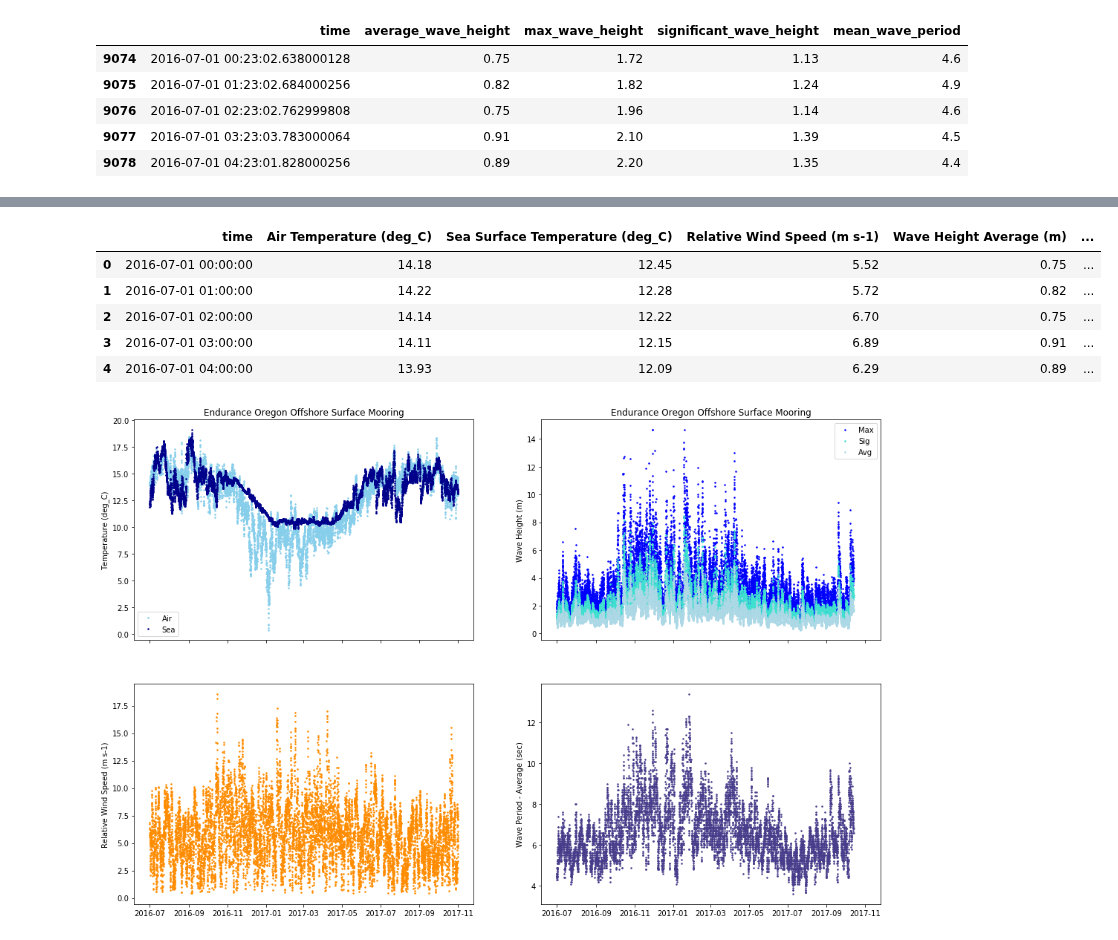
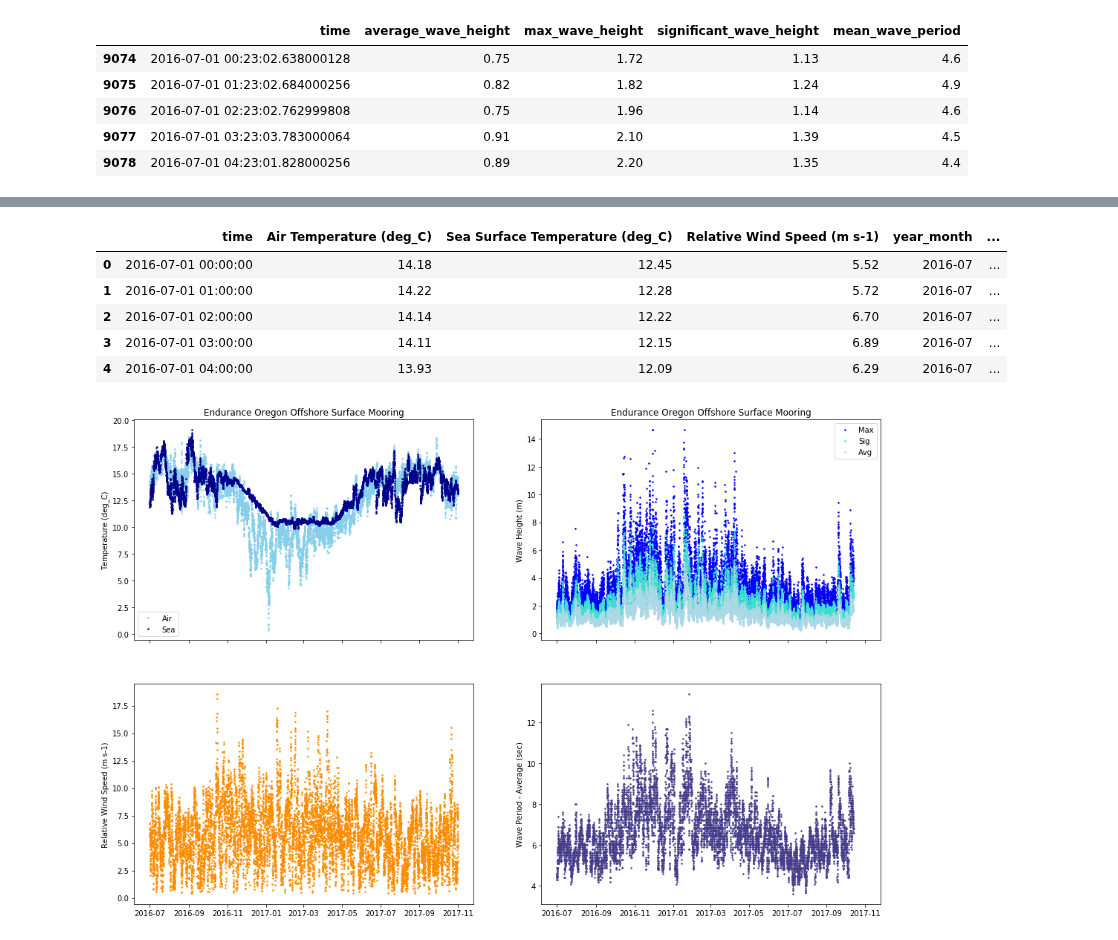
Before and after one commit to ooi-data-lab/nugget-notebooks, a Jupyter notebook: extras/E03_Endurance_met_waves_seasonal_cycle.ipynb, the cells around one changed output, grey strips where cells are left out. Saved outputs shown, nothing was run; the diff lists cells and outputs as text; code cells hidden in the pictures.

```diff
--- a/extras/E03_Endurance_met_waves_seasonal_cycle.ipynb
+++ b/extras/E03_Endurance_met_waves_seasonal_cycle.ipynb
@@ -221,3 +224,22 @@ WAVSS_data.head()
 | 9076 | 2016-07-01 02:23:02.762999808 | 0.75 | 1.96 | 1.14 | 4.6 |
 | 9077 | 2016-07-01 03:23:03.783000064 | 0.91 | 2.10 | 1.39 | 4.5 |
 | 9078 | 2016-07-01 04:23:01.828000256 | 0.89 | 2.20 | 1.35 | 4.4 |
+# %%
+# METBK dataset
+# calculate hourly average
+METBK_data_hourly = METBK_data.resample('H', on='time').mean().reset_index()
+
+# add another column to the dataframe for month-years
+METBK_data_hourly['year_month'] = METBK_data_hourly['time'].map(lambda t: pd.to_datetime(t).strftime('%Y-%m'))
+
+# append the data from each year_month category to lists for each variable
+bplot_airtemp = []
+bplot_watertemp = []
+bplot_ws = []
+
+years_months = list(np.unique(METBK_data_hourly['year_month']))
+for ym in years_months:
+    filt_df = METBK_data_hourly[METBK_data_hourly['year_month'] == ym]
+    bplot_airtemp.append(np.array(filt_df['air_temperature']))
+    bplot_watertemp.append(np.array(filt_df['sea_surface_temperature']))
+    bplot_ws.append(np.array(filt_df['met_relwind_speed']))
@@ -223,0 +271,17 @@ WAVSS_data.head()
+# %%
+# WAVSS dataset, just plot Significant Wave Height and Mean Wave Period
+# calculate hourly average (for this dataset really only resets the timestamps, see explanation above)
+WAVSS_data_hourly = WAVSS_data.resample('H', on='time').mean().reset_index()
+
+# add another column to the dataframe for month-years
+WAVSS_data_hourly['year_month'] = WAVSS_data_hourly['time'].map(lambda t: pd.to_datetime(t).strftime('%Y-%m'))
+
+# append the data from each year_month category to lists for each variable
+bplot_waveheightsig = []
+bplot_waveperiod = []
+
+years_months = list(np.unique(WAVSS_data_hourly['year_month']))
+for ym in years_months:
+    filt_df = WAVSS_data_hourly[WAVSS_data_hourly['year_month'] == ym]
+    bplot_waveheightsig.append(np.array(filt_df['significant_wave_height']))
+    bplot_waveperiod.append(np.array(filt_df['mean_wave_period']))
@@ -239,19 +341,19 @@ WAVSScols = {'average_wave_height': 'Wave Height Average ({})'.format(WAVSS_unit
 WAVSS_data_hourly = WAVSS_data_hourly.rename(columns=WAVSScols)
 # %%
 # merge the dataframes
-merged = pd.merge(METBK_data_hourly, WAVSS_data_hourly, on='time', how='outer')
+merged = pd.merge(METBK_data_hourly, WAVSS_data_hourly, on=['time', 'year_month'], how='outer')
 merged = merged.sort_values('time').reset_index(drop=True)  # make sure the dataframe is sorted by time
 
 # round data to 2 decimal places
 merged = merged.round(2)
 merged.head()
 # %% [output]
-|  | time | Air Temperature (deg_C) | Sea Surface Temperature (deg_C) | Relative Wind Speed (m s-1) | Wave Height Average (m) | ... |
-| 0 | 2016-07-01 00:00:00 | 14.18 | 12.45 | 5.52 | 0.75 | ... |
-| 1 | 2016-07-01 01:00:00 | 14.22 | 12.28 | 5.72 | 0.82 | ... |
-| 2 | 2016-07-01 02:00:00 | 14.14 | 12.22 | 6.70 | 0.75 | ... |
-| 3 | 2016-07-01 03:00:00 | 14.11 | 12.15 | 6.89 | 0.91 | ... |
-| 4 | 2016-07-01 04:00:00 | 13.93 | 12.09 | 6.29 | 0.89 | ... |
+|  | time | Air Temperature (deg_C) | Sea Surface Temperature (deg_C) | Relative Wind Speed (m s-1) | year_month | ... |
+| 0 | 2016-07-01 00:00:00 | 14.18 | 12.45 | 5.52 | 2016-07 | ... |
+| 1 | 2016-07-01 01:00:00 | 14.22 | 12.28 | 5.72 | 2016-07 | ... |
+| 2 | 2016-07-01 02:00:00 | 14.14 | 12.22 | 6.70 | 2016-07 | ... |
+| 3 | 2016-07-01 03:00:00 | 14.11 | 12.15 | 6.89 | 2016-07 | ... |
+| 4 | 2016-07-01 04:00:00 | 13.93 | 12.09 | 6.29 | 2016-07 | ... |
 # %%
 # plot the data again
 fig, axs = plt.subplots(2,2, sharex=True, figsize = (18,12))
```
Also changed, not shown: parts of 7 cells of this notebook.
